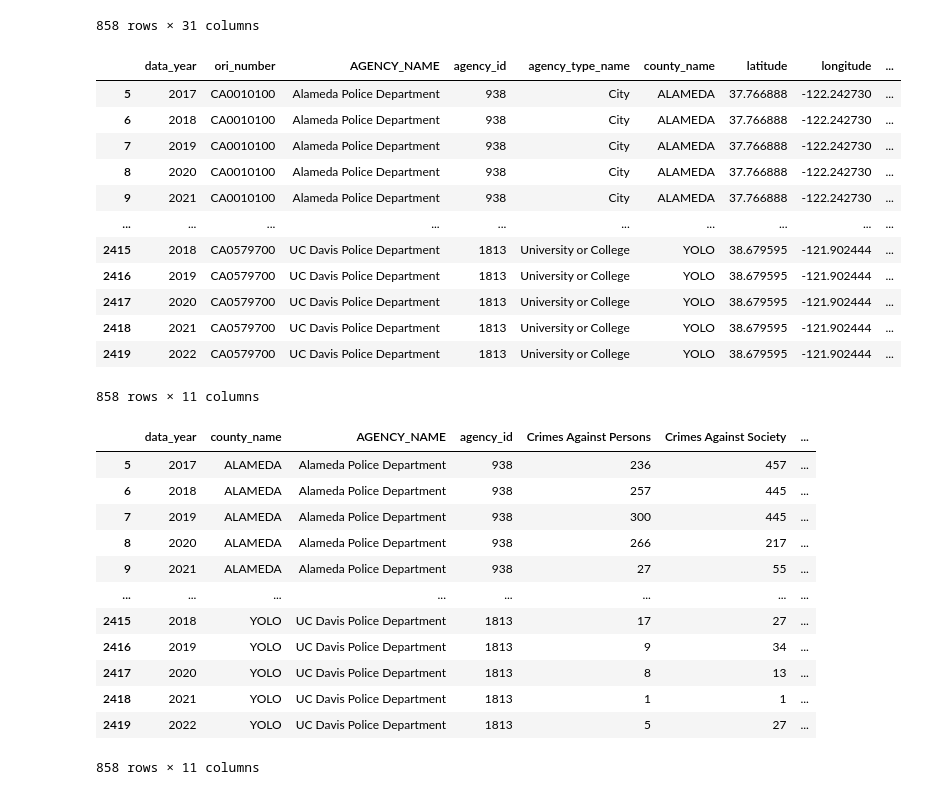
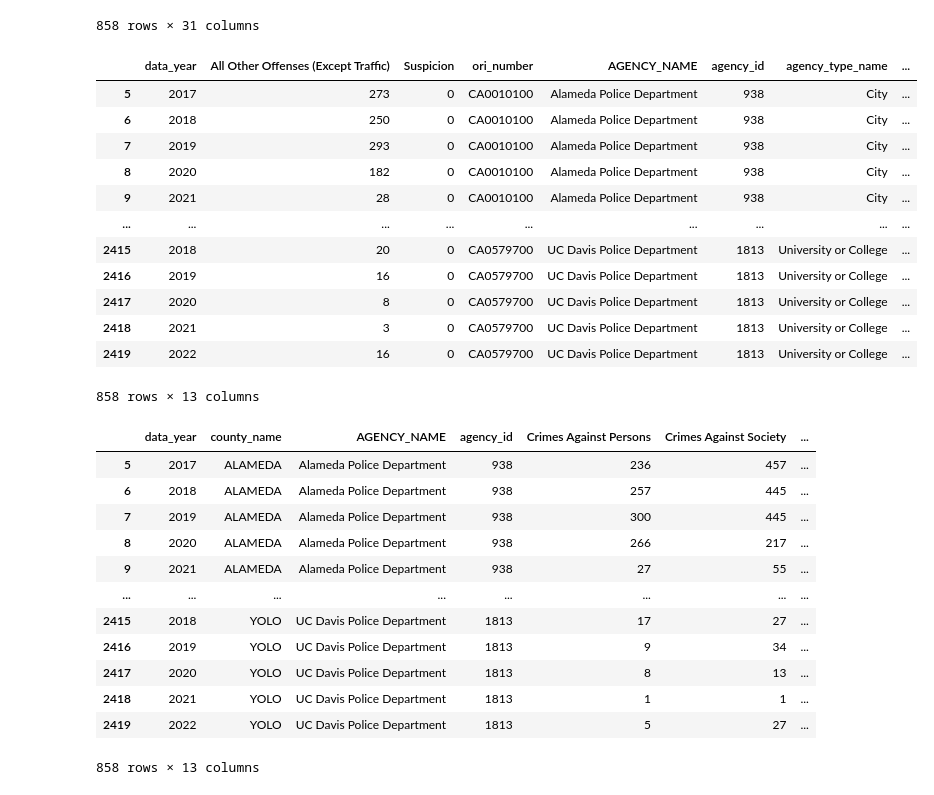
Before and after one commit to maryemackin/Crime_Plotters, a Jupyter notebook: Cleaning Test.ipynb, the cells around one changed output. Drawn from its saved outputs; the diff is of its cells as text; code cells hidden in the pictures.

```diff
--- a/Cleaning Test.ipynb
+++ b/Cleaning Test.ipynb
@@ -414,50 +583,48 @@ consolidated_crime_df = agencies_with_all_years.copy()
 
 #these are the crimes that should be mapped to the crimes against persons category
 consolidated_crime_df["Crimes Against Persons"] = consolidated_crime_df["Aggravated Assault"] + consolidated_crime_df["Human Trafficking - Commercial Sex Acts"] + consolidated_crime_df["Human Trafficking - Involuntary Servitude"] + consolidated_crime_df["Manslaughter by Negligence"] + consolidated_crime_df["Murder and Nonnegligent Manslaughter"] + consolidated_crime_df["Rape"] + consolidated_crime_df["Simple Assault"] + consolidated_crime_df["Sex Offenses (Except Rape, and Prostitution and Commercialized Vice)"]
 
 #these are the crimes that should be mapped to the crimes against society category
 consolidated_crime_df["Crimes Against Society"] = consolidated_crime_df["Curfew and Loitering Law Violations"] + consolidated_crime_df["Disorderly Conduct"] + consolidated_crime_df["Driving Under the Influence"] + consolidated_crime_df["Drug Abuse Violations - Grand Total"] + consolidated_crime_df["Drunkenness"] + consolidated_crime_df["Gambling - Total"] + consolidated_crime_df["Liquor Laws"] + consolidated_crime_df["Offenses Against the Family and Children"] + consolidated_crime_df["Prostitution and Commercialized Vice"]+ consolidated_crime_df["Vagrancy"]
 
 #these are the crimes that should be mapped to the crimes against property category
 consolidated_crime_df["Crimes Against Property"] = consolidated_crime_df["Arson"] + consolidated_crime_df["Burglary"] + consolidated_crime_df["Embezzlement"] + consolidated_crime_df["Forgery and Counterfeiting"] + consolidated_crime_df["Fraud"] + consolidated_crime_df["Larceny - Theft"] + consolidated_crime_df["Motor Vehicle Theft"] + consolidated_crime_df["Robbery"]+ consolidated_crime_df["Stolen Property: Buying, Receiving, Possessing"] + consolidated_crime_df["Vandalism"]+ consolidated_crime_df["Weapons: Carrying, Possessing, Etc."]
 
 #del consolidated_crime_df["Crimes Against Property"]
 
 #create a list of columns to remove
 columns_to_drop = [
-    'Unnamed: 0','Aggravated Assault',
-       'All Other Offenses (Except Traffic)', 'Arson', 'Burglary',
+    'Unnamed: 0','Aggravated Assault', 'Arson', 'Burglary',
        'Curfew and Loitering Law Violations', 'Disorderly Conduct',
        'Driving Under the Influence', 'Drug Abuse Violations - Grand Total',
        'Drunkenness', 'Embezzlement', 'Forgery and Counterfeiting', 'Fraud',
        'Gambling - Total', 'Human Trafficking - Commercial Sex Acts',
        'Human Trafficking - Involuntary Servitude', 'Larceny - Theft',
        'Liquor Laws', 'Manslaughter by Negligence', 'Motor Vehicle Theft',
        'Murder and Nonnegligent Manslaughter',
        'Offenses Against the Family and Children',
        'Prostitution and Commercialized Vice', 'Rape', 'Robbery',
-       'Simple Assault', 'Stolen Property: Buying, Receiving, Possessing',
-       'Suspicion', 'Vagrancy', 'Vandalism',
+       'Simple Assault', 'Stolen Property: Buying, Receiving, Possessing', 'Vagrancy', 'Vandalism',
        'Weapons: Carrying, Possessing, Etc.',
        'Sex Offenses (Except Rape, and Prostitution and Commercialized Vice)'
 ]
 #deletes columns we no longer need
 consolidated_crime_df.drop(columns=columns_to_drop, inplace=True)
 consolidated_crime_df
 # %% [output]
-|  | data_year | ori_number | AGENCY_NAME | agency_id | agency_type_name | county_name | latitude | longitude | ... |
-| 5 | 2017 | CA0010100 | Alameda Police Department | 938 | City | ALAMEDA | 37.766888 | -122.242730 | ... |
-| 6 | 2018 | CA0010100 | Alameda Police Department | 938 | City | ALAMEDA | 37.766888 | -122.242730 | ... |
-| 7 | 2019 | CA0010100 | Alameda Police Department | 938 | City | ALAMEDA | 37.766888 | -122.242730 | ... |
-| 8 | 2020 | CA0010100 | Alameda Police Department | 938 | City | ALAMEDA | 37.766888 | -122.242730 | ... |
-| 9 | 2021 | CA0010100 | Alameda Police Department | 938 | City | ALAMEDA | 37.766888 | -122.242730 | ... |
-| ... | ... | ... | ... | ... | ... | ... | ... | ... | ... |
-| 2415 | 2018 | CA0579700 | UC Davis Police Department | 1813 | University or College | YOLO | 38.679595 | -121.902444 | ... |
-| 2416 | 2019 | CA0579700 | UC Davis Police Department | 1813 | University or College | YOLO | 38.679595 | -121.902444 | ... |
-| 2417 | 2020 | CA0579700 | UC Davis Police Department | 1813 | University or College | YOLO | 38.679595 | -121.902444 | ... |
-| 2418 | 2021 | CA0579700 | UC Davis Police Department | 1813 | University or College | YOLO | 38.679595 | -121.902444 | ... |
-| 2419 | 2022 | CA0579700 | UC Davis Police Department | 1813 | University or College | YOLO | 38.679595 | -121.902444 | ... |
+|  | data_year | All Other Offenses (Except Traffic) | Suspicion | ori_number | AGENCY_NAME | agency_id | agency_type_name | ... |
+| 5 | 2017 | 273 | 0 | CA0010100 | Alameda Police Department | 938 | City | ... |
+| 6 | 2018 | 250 | 0 | CA0010100 | Alameda Police Department | 938 | City | ... |
+| 7 | 2019 | 293 | 0 | CA0010100 | Alameda Police Department | 938 | City | ... |
+| 8 | 2020 | 182 | 0 | CA0010100 | Alameda Police Department | 938 | City | ... |
+| 9 | 2021 | 28 | 0 | CA0010100 | Alameda Police Department | 938 | City | ... |
+| ... | ... | ... | ... | ... | ... | ... | ... | ... |
+| 2415 | 2018 | 20 | 0 | CA0579700 | UC Davis Police Department | 1813 | University or College | ... |
+| 2416 | 2019 | 16 | 0 | CA0579700 | UC Davis Police Department | 1813 | University or College | ... |
+| 2417 | 2020 | 8 | 0 | CA0579700 | UC Davis Police Department | 1813 | University or College | ... |
+| 2418 | 2021 | 3 | 0 | CA0579700 | UC Davis Police Department | 1813 | University or College | ... |
+| 2419 | 2022 | 16 | 0 | CA0579700 | UC Davis Police Department | 1813 | University or College | ... |
-858 rows × 11 columns
+858 rows × 13 columns
 # %%
 #creates a list of new column order
 new_order = ["data_year",
@@ -467,6 +634,8 @@ new_order = ["data_year",
              "Crimes Against Persons",
              "Crimes Against Society",
              "Crimes Against Property",
+             "All Other Offenses (Except Traffic)",
+             "Suspicion",
              "latitude",
              "longitude",
              "ori_number",
@@ -488,7 +657,7 @@ consolidated_crime_df
 | 2417 | 2020 | YOLO | UC Davis Police Department | 1813 | 8 | 13 | ... |
 | 2418 | 2021 | YOLO | UC Davis Police Department | 1813 | 1 | 1 | ... |
 | 2419 | 2022 | YOLO | UC Davis Police Department | 1813 | 5 | 27 | ... |
-858 rows × 11 columns
+858 rows × 13 columns
 # %%
 #creates a dataframe grouped by county for the consolidated categories
 county_level_data_consolidated = consolidated_crime_df.groupby(['county_name','data_year']).agg({
```
Also changed, not shown: parts of 18 cells of this notebook.
